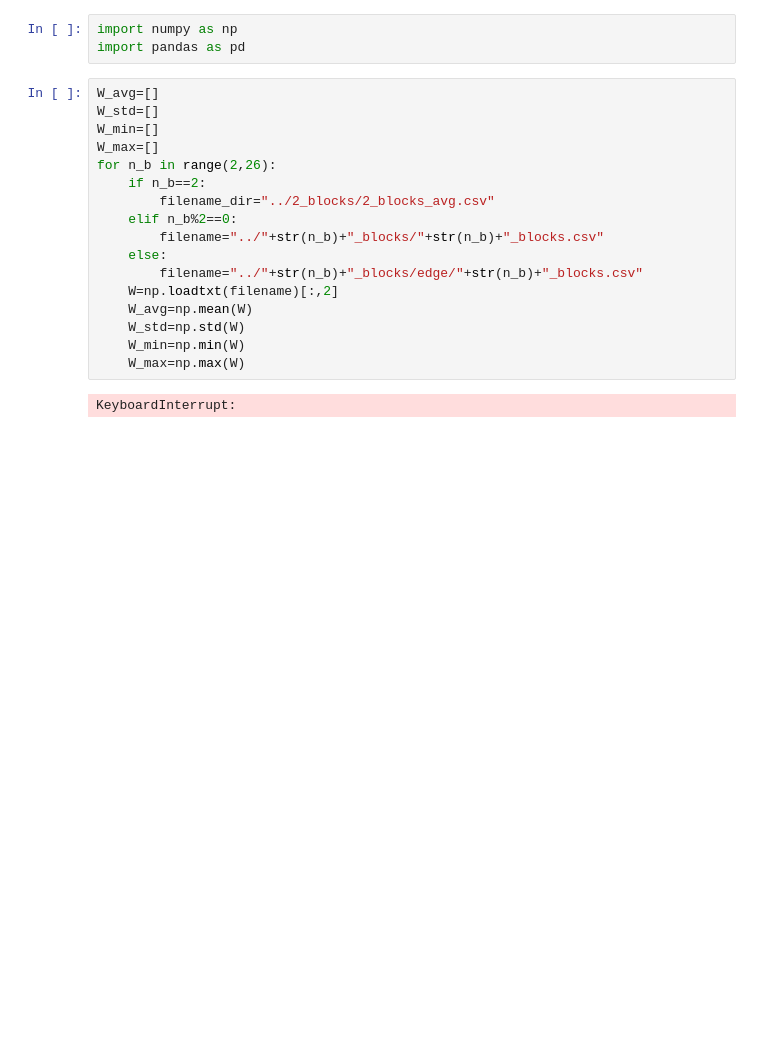
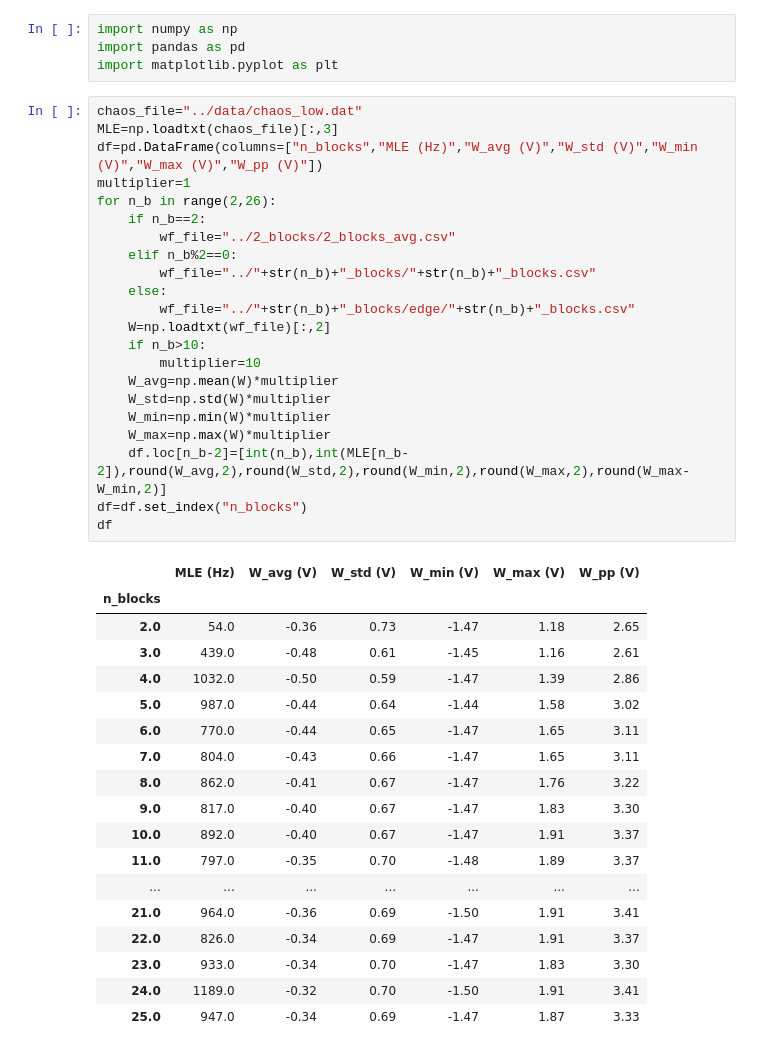
Before and after one commit to manuel-b-21/tesi, a Jupyter notebook: blocks/data/amplitudes.ipynb, the cells around one changed output. Saved outputs shown, nothing was run; the diff lists cells and outputs as text; blank space fills up the shorter version.

```diff
--- a/blocks/data/amplitudes.ipynb
+++ b/blocks/data/amplitudes.ipynb
@@ -1,22 +1,45 @@
 # %%
 import numpy as np
 import pandas as pd
+import matplotlib.pyplot as plt
 # %%
-W_avg=[]
-W_std=[]
-W_min=[]
-W_max=[]
+chaos_file="../data/chaos_low.dat"
+MLE=np.loadtxt(chaos_file)[:,3]
+df=pd.DataFrame(columns=["n_blocks","MLE (Hz)","W_avg (V)","W_std (V)","W_min (V)","W_max (V)","W_pp (V)"])
+multiplier=1
 for n_b in range(2,26):
     if n_b==2:
-        filename_dir="../2_blocks/2_blocks_avg.csv"
+        wf_file="../2_blocks/2_blocks_avg.csv"
     elif n_b%2==0:
-        filename="../"+str(n_b)+"_blocks/"+str(n_b)+"_blocks.csv"
+        wf_file="../"+str(n_b)+"_blocks/"+str(n_b)+"_blocks.csv"
     else:
-        filename="../"+str(n_b)+"_blocks/edge/"+str(n_b)+"_blocks.csv"
-    W=np.loadtxt(filename)[:,2]
-    W_avg=np.mean(W)
-    W_std=np.std(W)
-    W_min=np.min(W)
-    W_max=np.max(W)
+        wf_file="../"+str(n_b)+"_blocks/edge/"+str(n_b)+"_blocks.csv"
+    W=np.loadtxt(wf_file)[:,2]
+    if n_b>10:
+        multiplier=10
+    W_avg=np.mean(W)*multiplier
+    W_std=np.std(W)*multiplier
+    W_min=np.min(W)*multiplier
+    W_max=np.max(W)*multiplier
+    df.loc[n_b-2]=[int(n_b),int(MLE[n_b-2]),round(W_avg,2),round(W_std,2),round(W_min,2),round(W_max,2),round(W_max-W_min,2)]
+df=df.set_index("n_blocks")
+df
 # %% [output]
-KeyboardInterrupt:
+|  | MLE (Hz) | W_avg (V) | W_std (V) | W_min (V) | W_max (V) | W_pp (V) |
+| n_blocks |  |  |  |  |  |  |
+| 2.0 | 54.0 | -0.36 | 0.73 | -1.47 | 1.18 | 2.65 |
+| 3.0 | 439.0 | -0.48 | 0.61 | -1.45 | 1.16 | 2.61 |
+| 4.0 | 1032.0 | -0.50 | 0.59 | -1.47 | 1.39 | 2.86 |
+| 5.0 | 987.0 | -0.44 | 0.64 | -1.44 | 1.58 | 3.02 |
+| 6.0 | 770.0 | -0.44 | 0.65 | -1.47 | 1.65 | 3.11 |
+| 7.0 | 804.0 | -0.43 | 0.66 | -1.47 | 1.65 | 3.11 |
+| 8.0 | 862.0 | -0.41 | 0.67 | -1.47 | 1.76 | 3.22 |
+| 9.0 | 817.0 | -0.40 | 0.67 | -1.47 | 1.83 | 3.30 |
+| 10.0 | 892.0 | -0.40 | 0.67 | -1.47 | 1.91 | 3.37 |
+| 11.0 | 797.0 | -0.35 | 0.70 | -1.48 | 1.89 | 3.37 |
+| ... | ... | ... | ... | ... | ... | ... |
+| 21.0 | 964.0 | -0.36 | 0.69 | -1.50 | 1.91 | 3.41 |
+| 22.0 | 826.0 | -0.34 | 0.69 | -1.47 | 1.91 | 3.37 |
+| 23.0 | 933.0 | -0.34 | 0.70 | -1.47 | 1.83 | 3.30 |
+| 24.0 | 1189.0 | -0.32 | 0.70 | -1.50 | 1.91 | 3.41 |
+| 25.0 | 947.0 | -0.34 | 0.69 | -1.47 | 1.87 | 3.33 |
```
Also changed, not shown: parts of 2 cells of this notebook, 21 other files.
